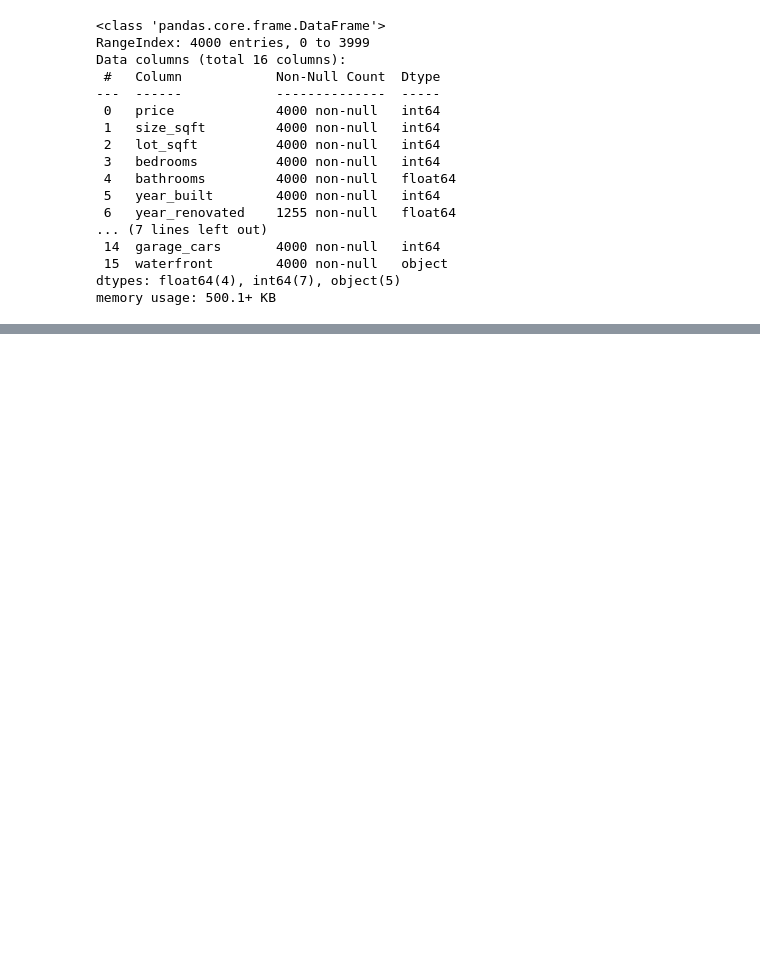
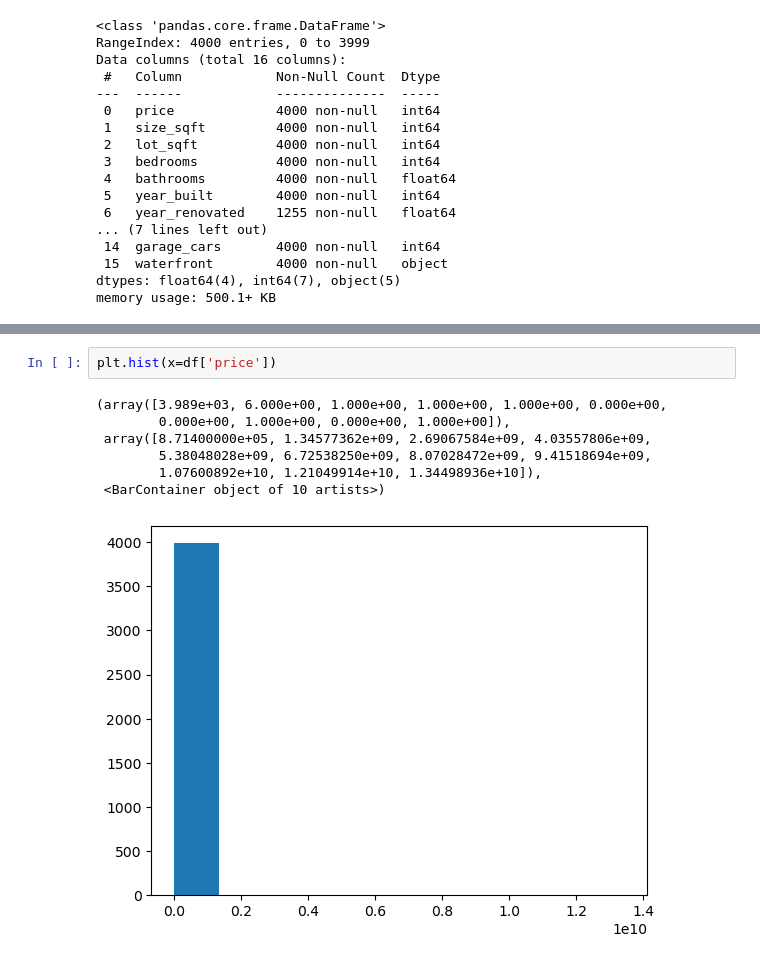
Before and after one commit to TheDataBlog/house-price-prediction, a Jupyter notebook: main.ipynb, the cells around one changed output, grey strips where cells are left out. Drawn from its saved outputs; the diff is of its cells as text; blank space fills up the shorter version.

```diff
--- a/main.ipynb
+++ b/main.ipynb
@@ -49,0 +63,10 @@ df.describe()
+# %%
+plt.hist(x=df['price'])
+# %% [output]
+(array([3.989e+03, 6.000e+00, 1.000e+00, 1.000e+00, 1.000e+00, 0.000e+00,
+        0.000e+00, 1.000e+00, 0.000e+00, 1.000e+00]),
+ array([8.71400000e+05, 1.34577362e+09, 2.69067584e+09, 4.03557806e+09,
+        5.38048028e+09, 6.72538250e+09, 8.07028472e+09, 9.41518694e+09,
+        1.07600892e+10, 1.21049914e+10, 1.34498936e+10]),
+ <BarContainer object of 10 artists>)
+[figure, added]
```
Also changed, not shown: parts of 9 cells of this notebook.
